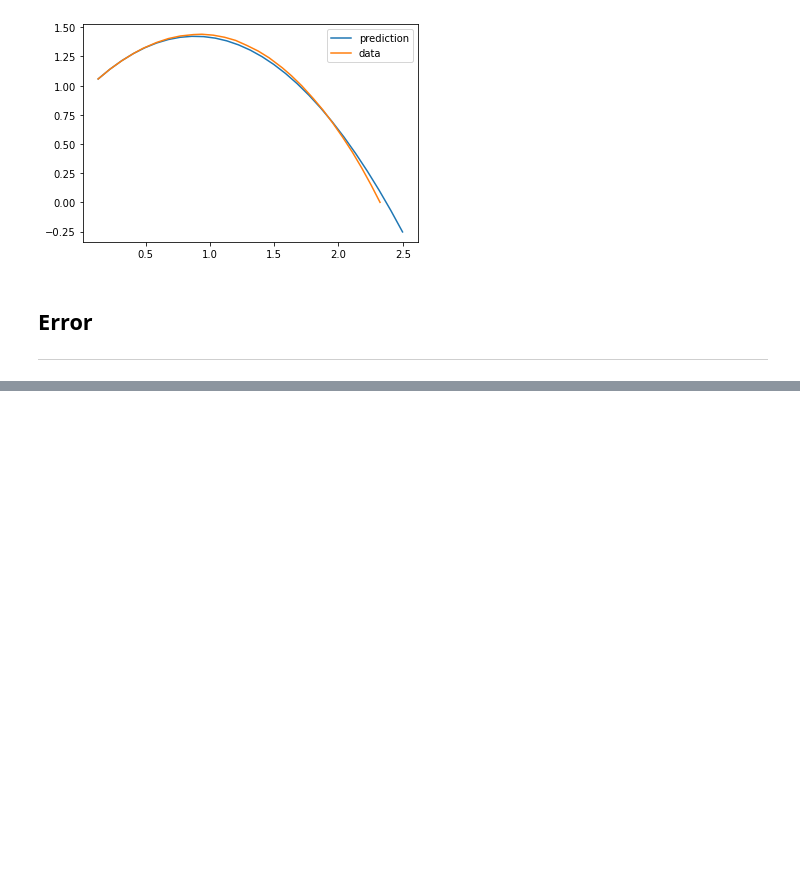
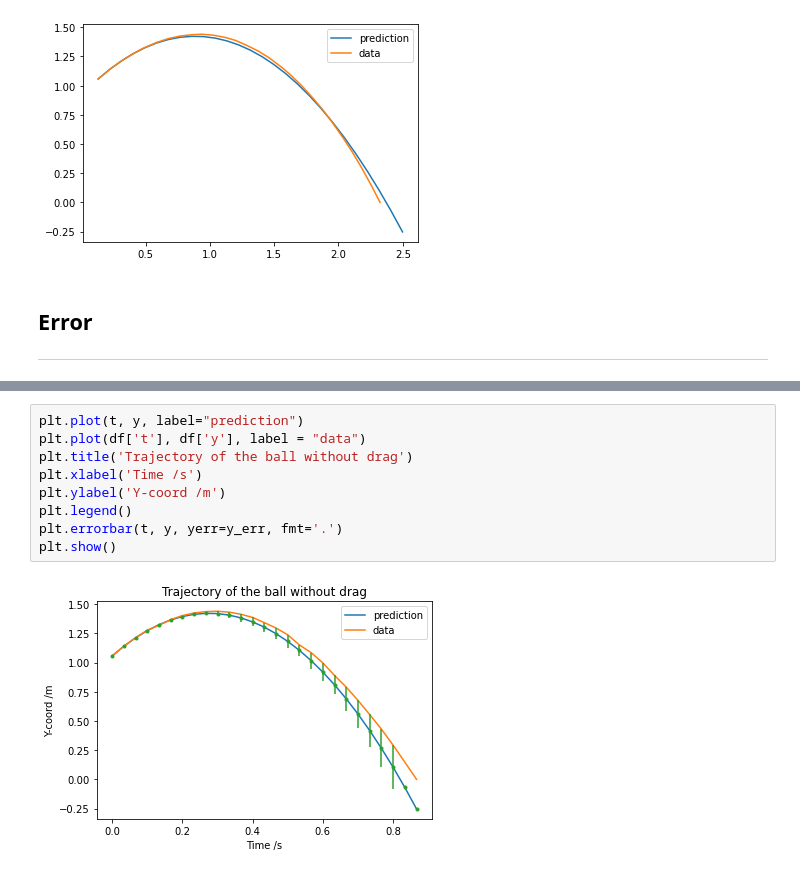
Before and after one commit to imnotartsy/PHY68, a Jupyter notebook: Car.ipynb, the cells around one changed output, grey strips where cells are left out. Drawn from its saved outputs; the diff is of its cells as text; blank space fills up the shorter version.

```diff
--- a/Car.ipynb
+++ b/Car.ipynb
@@ -178,0 +227,11 @@ y_err = err(y_data, y_pred)
+# %%
+plt.plot(t, y, label="prediction")
+plt.plot(df['t'], df['y'], label = "data")
+plt.title('Trajectory of the ball without drag')
+plt.xlabel('Time /s')
+plt.ylabel('Y-coord /m')
+plt.legend()
+plt.errorbar(t, y, yerr=y_err, fmt='.')
+plt.show()
+# %% [output]
+[figure, added]
```
Also changed, not shown: parts of 5 cells of this notebook.
